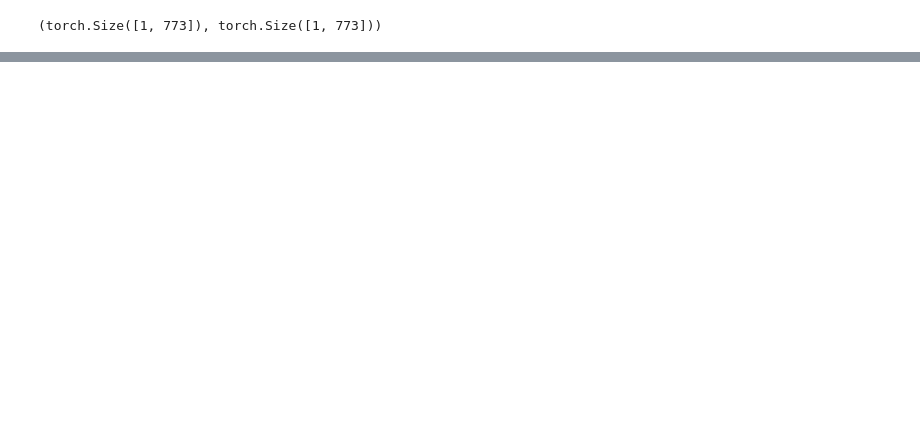
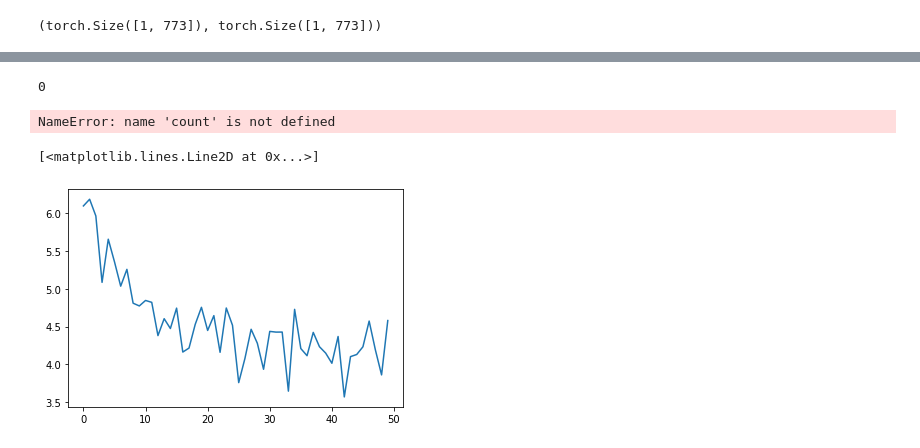
Before and after one commit to progs2002/chess_nn, a Jupyter notebook: AE.ipynb, the cells around one changed output, grey strips where cells are left out. Cells and saved outputs as stored; diff of their text form; code cells hidden in the pictures; blank space fills up the shorter version.

```diff
--- a/AE.ipynb
+++ b/AE.ipynb
@@ -135,8 +152,10 @@ class DeepChess(nn.Module):
         self.fc1 = nn.Linear(200,100)
         self.fc2 = nn.Linear(100,100)
         self.fc3 = nn.Linear(100,2)
-
-    def forward(self, x):
+    def forward(self, x1, x2):
+        x1 = self.e(x1)
+        x2 = self.e(x2)
+        x = torch.cat((x1,x2),-1)
         x = torch.relu(self.fc1(x))
         x = torch.relu(self.fc2(x))
         x = self.fc3(x)
@@ -149,3 +165,13 @@ loader2 = DataLoader(dataset,batch_size=64,shuffle=True)
+# %%
+#20% val 80 train
+
+split = int(X.shape[0]*0.8)
+
+dataset_train = TensorDataset(X[:split,:],Y[:split])
+dataset_test = TensorDataset(X[split:,:],Y[split:])
+
+loader1 = DataLoader(dataset_train,batch_size=64,shuffle=True)
+loader2 = DataLoader(dataset_train,batch_size=64,shuffle=True)
 # %%
 criterion = nn.CrossEntropyLoss()
 optimizer = optim.SGD(net.parameters(),lr=0.1)
@@ -173,18 +178,17 @@ tensor([[ 0.0134,  0.0292, -0.0316,  ...,  0.0016,  0.0216, -0.0324],
 # %%
-epochs = 20
+epochs = 150 #do 200 for tetsing
 losses = []
+
+print_interval = X.shape[0]//(64*10)
 
 for epoch in range(epochs):
     running_loss = 0
     for batch, (data1, data2) in enumerate(zip(loader1,loader2)):
         x1, y1 = data1
         x2, y2 = data2
-        x1 = net.e(x1)
-        x2 = net.e(x2)
-        x = torch.cat((x1,x2),-1)
-        pred = net(x)
+        pred = net(x1,x2)
 
-        target = torch.tensor(torch.stack((y1,y2),dim=1))
+        target = torch.stack((y1,y2),dim=1)
         loss = criterion(pred, target)
         optimizer.zero_grad()
         loss.backward()
@@ -192,8 +196,8 @@ for epoch in range(epochs):
 
         running_loss += loss.item()
 
-        if batch % (num_games//10) == (num_games//10) - 1:
-            print(f'[{epoch + 1}, {batch + 1:5d}] loss: {running_loss / (num_games//10):.3f}')
+        if batch % print_interval == print_interval - 1:
+            print(f'[{epoch + 1}, {batch + 1:5d}] loss: {running_loss / (print_interval):.3f}')
             running_loss = 0.0
 
     losses.append(running_loss)
@@ -219,0 +224,7 @@ finished_training
+# %%
+import os
+duration = 1  # seconds
+freq = 120  # Hz
+os.system('play -nq -t alsa synth {} sine {}'.format(duration, freq))
+# %% [output]
+0
@@ -219,0 +246,9 @@ finished_training
+# %%
+count/len(dataset_train) * 100
+# %% [output]
+NameError: name 'count' is not defined
+# %%
+plt.plot(losses)
+# %% [output]
+[<matplotlib.lines.Line2D at 0x...>]
+[figure, added]
```
Also changed, not shown: parts of 16 cells of this notebook, 1 other file.
